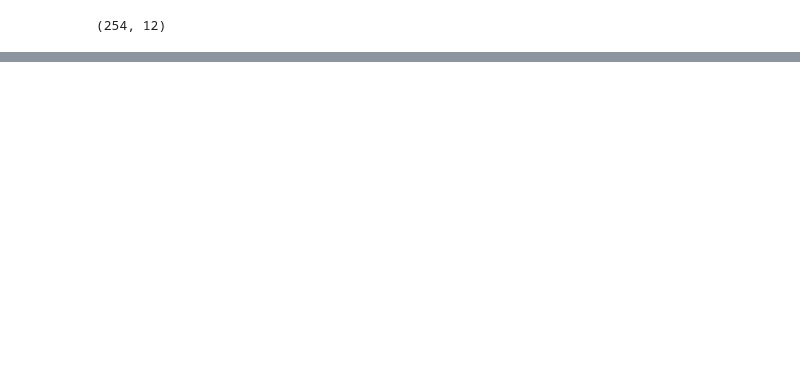
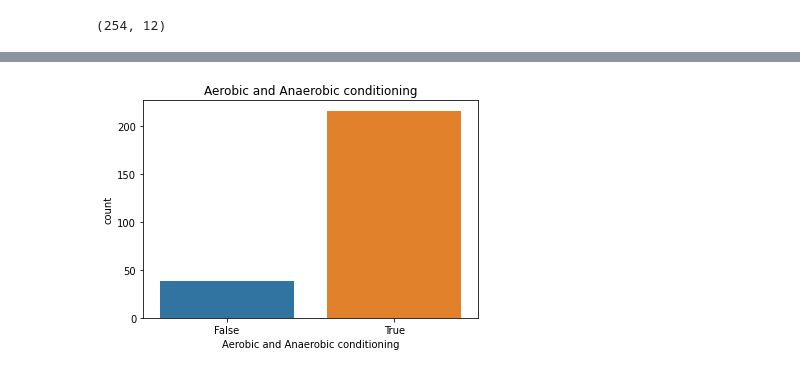
Before and after one commit to Girish-30/BI_project, a Jupyter notebook: Pyth_Project.ipynb, the cells around one changed output, grey strips where cells are left out. Drawn from its saved outputs; the diff is of its cells as text; code cells hidden in the pictures; blank space fills up the shorter version.

```diff
--- a/Pyth_Project.ipynb
+++ b/Pyth_Project.ipynb
@@ -92,0 +101,6 @@ plt.show()
+# %%
+sns.countplot(x='Aerobic and Anaerobic conditioning',data=gb1)
+plt.title("Aerobic and Anaerobic conditioning")
+plt.show()
+# %% [output]
+[figure, added]
```
Also changed, not shown: parts of 16 cells of this notebook.
